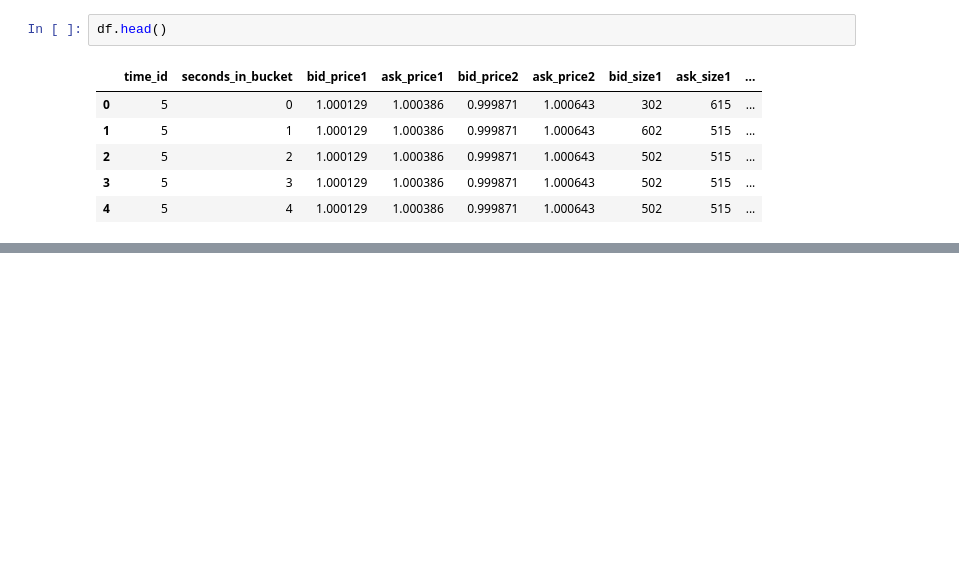
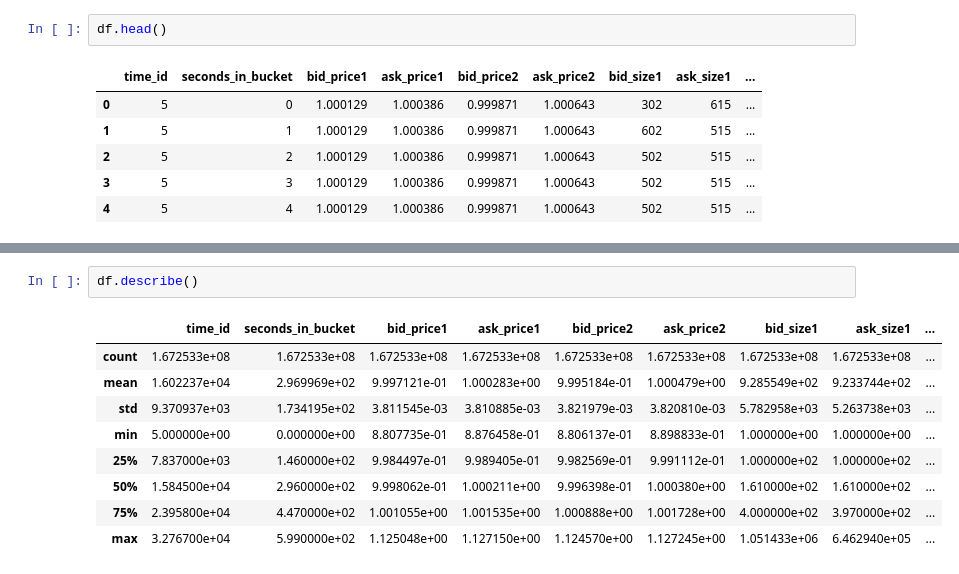
Before and after one commit to Ayush-Singh-31/Optiver-07, a Jupyter notebook: Main.ipynb, the cells around one changed output, grey strips where cells are left out. Drawn from its saved outputs; the diff is of its cells as text; blank space fills up the shorter version.

```diff
--- a/Main.ipynb
+++ b/Main.ipynb
@@ -34,0 +56,12 @@ df.head()
+# %%
+df.describe()
+# %% [output]
+|  | time_id | seconds_in_bucket | bid_price1 | ask_price1 | bid_price2 | ask_price2 | bid_size1 | ask_size1 | ... |
+| count | 1.672533e+08 | 1.672533e+08 | 1.672533e+08 | 1.672533e+08 | 1.672533e+08 | 1.672533e+08 | 1.672533e+08 | 1.672533e+08 | ... |
+| mean | 1.602237e+04 | 2.969969e+02 | 9.997121e-01 | 1.000283e+00 | 9.995184e-01 | 1.000479e+00 | 9.285549e+02 | 9.233744e+02 | ... |
+| std | 9.370937e+03 | 1.734195e+02 | 3.811545e-03 | 3.810885e-03 | 3.821979e-03 | 3.820810e-03 | 5.782958e+03 | 5.263738e+03 | ... |
+| min | 5.000000e+00 | 0.000000e+00 | 8.807735e-01 | 8.876458e-01 | 8.806137e-01 | 8.898833e-01 | 1.000000e+00 | 1.000000e+00 | ... |
+| 25% | 7.837000e+03 | 1.460000e+02 | 9.984497e-01 | 9.989405e-01 | 9.982569e-01 | 9.991112e-01 | 1.000000e+02 | 1.000000e+02 | ... |
+| 50% | 1.584500e+04 | 2.960000e+02 | 9.998062e-01 | 1.000211e+00 | 9.996398e-01 | 1.000380e+00 | 1.610000e+02 | 1.610000e+02 | ... |
+| 75% | 2.395800e+04 | 4.470000e+02 | 1.001055e+00 | 1.001535e+00 | 1.000888e+00 | 1.001728e+00 | 4.000000e+02 | 3.970000e+02 | ... |
+| max | 3.276700e+04 | 5.990000e+02 | 1.125048e+00 | 1.127150e+00 | 1.124570e+00 | 1.127245e+00 | 1.051433e+06 | 6.462940e+05 | ... |
```
Also changed, not shown: parts of 11 cells of this notebook, 1 other file.
